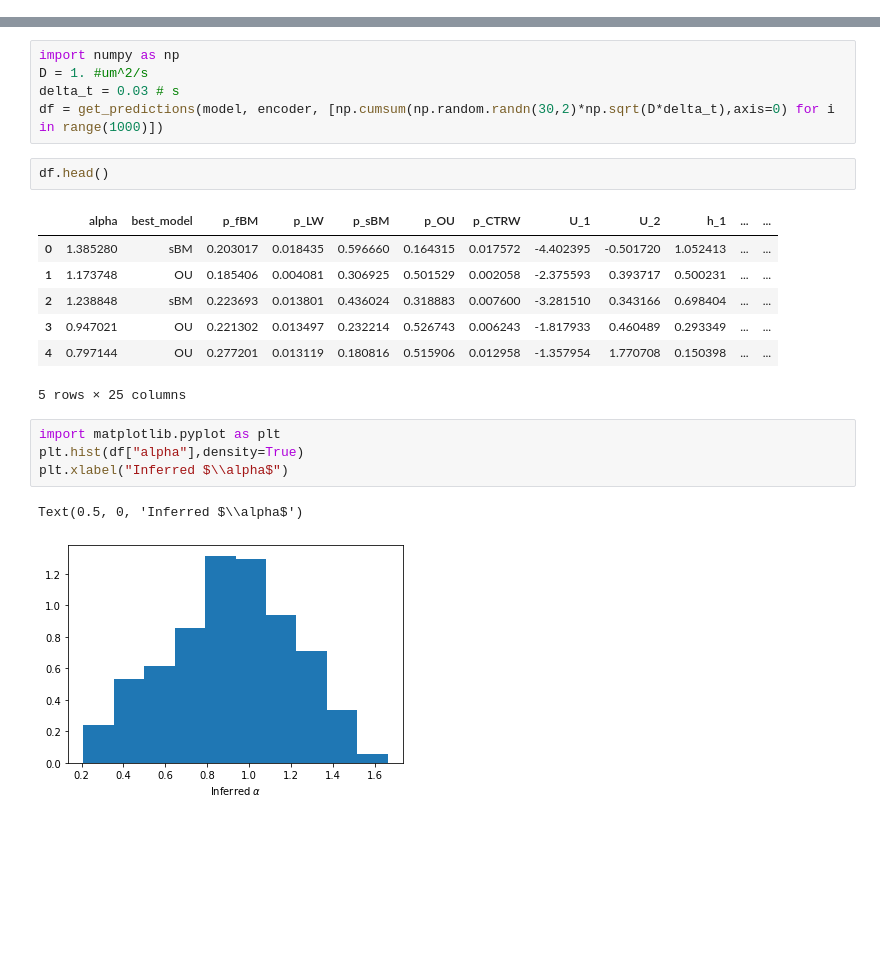
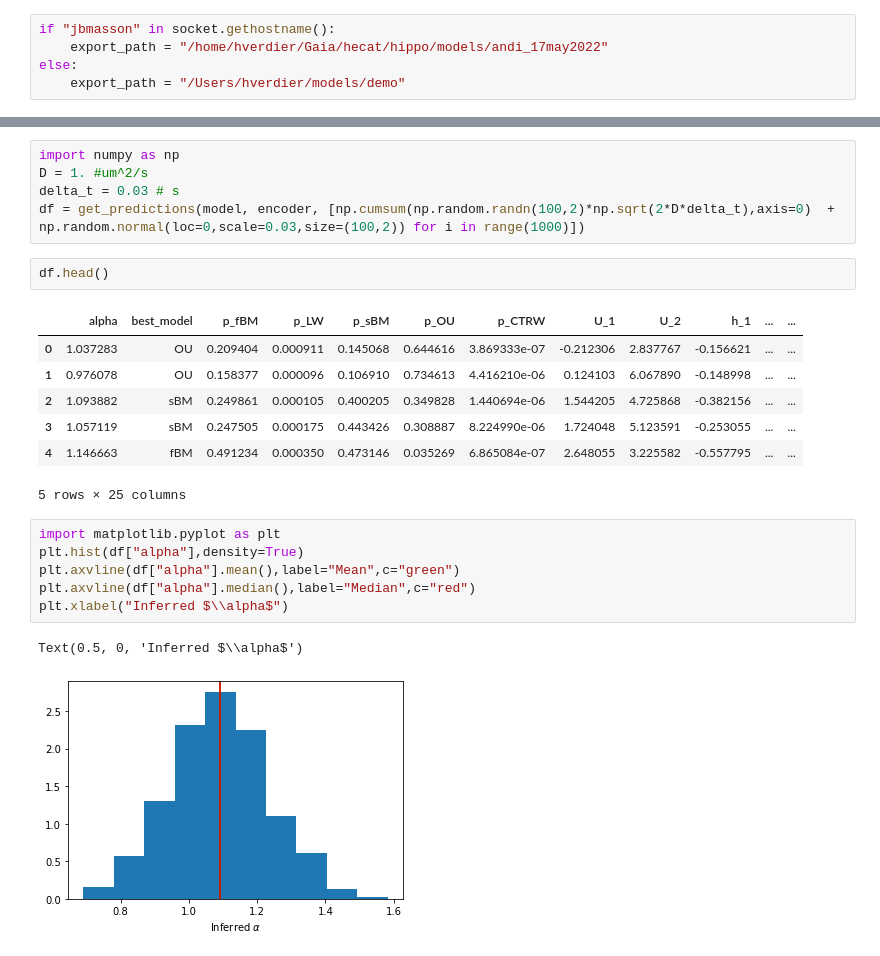
Before and after one commit to hippover/gratin, a Jupyter notebook: examples/Train.ipynb, the cells around one changed output, grey strips where cells are left out. Cells and saved outputs as stored; diff of their text form; blank space fills up the shorter version.

```diff
--- a/examples/Train.ipynb
+++ b/examples/Train.ipynb
@@ -10,3 +8,8 @@ export_path = "/Users/hverdier/models/demo"
+# %%
+if "jbmasson" in socket.gethostname():
+    export_path = "/home/hverdier/Gaia/hecat/hippo/models/andi_17may2022"
+else:
+    export_path = "/Users/hverdier/models/demo"
 # %%
 model, encoder = train_model(
     export_path= export_path,
@@ -44,21 +122,23 @@ Create TrajDataset, seed_offset = 200000
 import numpy as np
 D = 1. #um^2/s
 delta_t = 0.03 # s
-df = get_predictions(model, encoder, [np.cumsum(np.random.randn(30,2)*np.sqrt(D*delta_t),axis=0) for i in range(1000)])
+df = get_predictions(model, encoder, [np.cumsum(np.random.randn(100,2)*np.sqrt(2*D*delta_t),axis=0)  + np.random.normal(loc=0,scale=0.03,size=(100,2)) for i in range(1000)])
 # %%
 df.head()
 # %% [output]
 |  | alpha | best_model | p_fBM | p_LW | p_sBM | p_OU | p_CTRW | U_1 | U_2 | h_1 | ... | ... |
-| 0 | 1.385280 | sBM | 0.203017 | 0.018435 | 0.596660 | 0.164315 | 0.017572 | -4.402395 | -0.501720 | 1.052413 | ... | ... |
-| 1 | 1.173748 | OU | 0.185406 | 0.004081 | 0.306925 | 0.501529 | 0.002058 | -2.375593 | 0.393717 | 0.500231 | ... | ... |
-| 2 | 1.238848 | sBM | 0.223693 | 0.013801 | 0.436024 | 0.318883 | 0.007600 | -3.281510 | 0.343166 | 0.698404 | ... | ... |
-| 3 | 0.947021 | OU | 0.221302 | 0.013497 | 0.232214 | 0.526743 | 0.006243 | -1.817933 | 0.460489 | 0.293349 | ... | ... |
-| 4 | 0.797144 | OU | 0.277201 | 0.013119 | 0.180816 | 0.515906 | 0.012958 | -1.357954 | 1.770708 | 0.150398 | ... | ... |
+| 0 | 1.037283 | OU | 0.209404 | 0.000911 | 0.145068 | 0.644616 | 3.869333e-07 | -0.212306 | 2.837767 | -0.156621 | ... | ... |
+| 1 | 0.976078 | OU | 0.158377 | 0.000096 | 0.106910 | 0.734613 | 4.416210e-06 | 0.124103 | 6.067890 | -0.148998 | ... | ... |
+| 2 | 1.093882 | sBM | 0.249861 | 0.000105 | 0.400205 | 0.349828 | 1.440694e-06 | 1.544205 | 4.725868 | -0.382156 | ... | ... |
+| 3 | 1.057119 | sBM | 0.247505 | 0.000175 | 0.443426 | 0.308887 | 8.224990e-06 | 1.724048 | 5.123591 | -0.253055 | ... | ... |
+| 4 | 1.146663 | fBM | 0.491234 | 0.000350 | 0.473146 | 0.035269 | 6.865084e-07 | 2.648055 | 3.225582 | -0.557795 | ... | ... |
 5 rows × 25 columns
 # %%
 import matplotlib.pyplot as plt
 plt.hist(df["alpha"],density=True)
+plt.axvline(df["alpha"].mean(),label="Mean",c="green")
+plt.axvline(df["alpha"].median(),label="Median",c="red")
 plt.xlabel("Inferred $\\alpha$")
 # %% [output]
 Text(0.5, 0, 'Inferred $\\alpha$')
-[figure, old version]
+[figure, new version]
```
Also changed, not shown: parts of 5 cells of this notebook, 3 other files.
